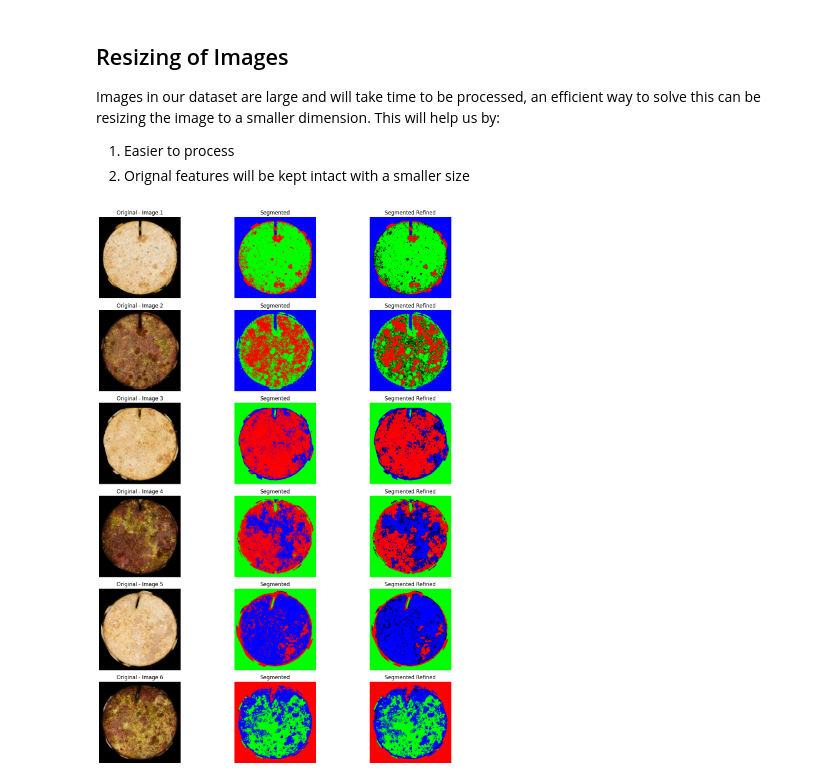
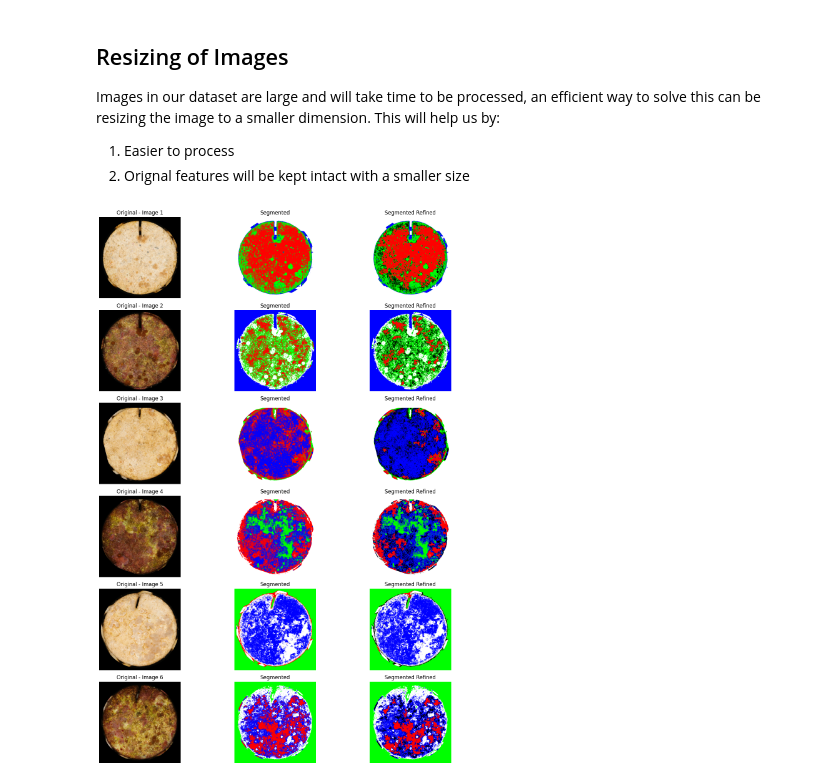
Before and after one commit to Sarthakischauhan/cs136-coral, a Jupyter notebook: main.ipynb, the cells around one changed output. Drawn from its saved outputs; the diff is of its cells as text; code cells hidden in the pictures.

Commit message:
3 clusters to 4

```diff
--- a/main.ipynb
+++ b/main.ipynb
@@ -46,15 +46,16 @@ for idx, file in enumerate(files[:6]):
     pixel_values = np.float32(pixel_values)
 
     # Perform k-means clustering
-    criteria = (cv.TERM_CRITERIA_EPS + cv.TERM_CRITERIA_MAX_ITER, 100, 0.2)
-    k = 3  # Number of clusters
+    criteria = (cv.TERM_CRITERIA_EPS + cv.TERM_CRITERIA_MAX_ITER, 300, 0.2)
+    k = 4  # Number of clusters
     _, labels, _ = cv.kmeans(pixel_values, k, None, criteria, 10, cv.KMEANS_RANDOM_CENTERS)
 
     # Map cluster labels to colors
     segmented_colors = np.zeros_like(pixel_values)
     colors = np.array([[255, 0, 0],  # Red
                     [0, 255, 0],  # Green
-                    [0, 0, 255]])  # Blue
+                    [0, 0, 255],  # Blue
+                    [255, 255, 255]])  # White
     for i in range(k):
         segmented_colors[labels.flatten() == i] = colors[i]
 
@@ -77,33 +78,33 @@ for idx, file in enumerate(files[:6]):
     min_component_size = 500  # Adjust based on your needs
     for label in range(1, num_labels):  # Ignore label 0 (background)
         if np.sum(labels_im == label) < min_component_size:
             red_mask_refined[labels_im == label] = 0
 
     # Update the red region in the segmented image
     segmented_colors_refined = segmented_colors.copy()
     segmented_colors_refined[red_mask.flatten().astype(bool)] = [255, 0, 0]  # Keep red
     segmented_colors_refined[~red_mask_refined.flatten().astype(bool) & (labels.flatten() == 0)] = [0, 0, 0]  # Remove excess red
 
-    # Combine refined red, green, and blue
+    # Combine refined red, green, blue, and white
     segmented_image_refined = segmented_colors_refined.reshape(image.shape)
 
     plt.subplot(6, 4, idx * 4 + 1)
     plt.title(f"Original - Image {idx+1}")
     plt.imshow(image_rgb.astype('uint8'))
     plt.axis('off')
 
     plt.subplot(6, 4, idx * 4 + 2)
     plt.title("Segmented")
     plt.imshow(segmented_image.astype('uint8'))
     plt.axis('off')
 
     plt.subplot(6, 4, idx * 4 + 3)
     plt.title("Segmented Refined")
     plt.imshow(segmented_image_refined.astype('uint8'))
     plt.axis('off')
 
 plt.tight_layout()
-plt.savefig("./output/segmentation_colored.png")
+plt.savefig("./output/temp.png")
 plt.show()
 # %% [output]
-[figure, old version]
+[figure, new version]
```
